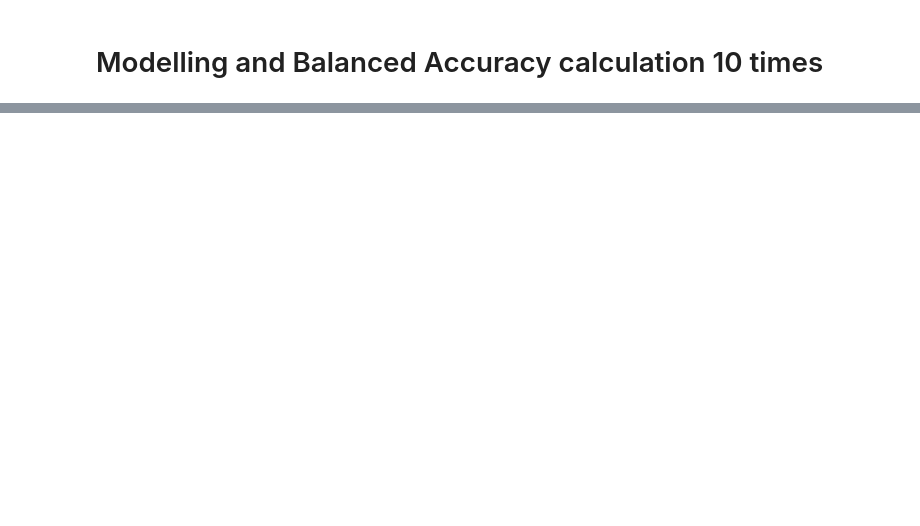
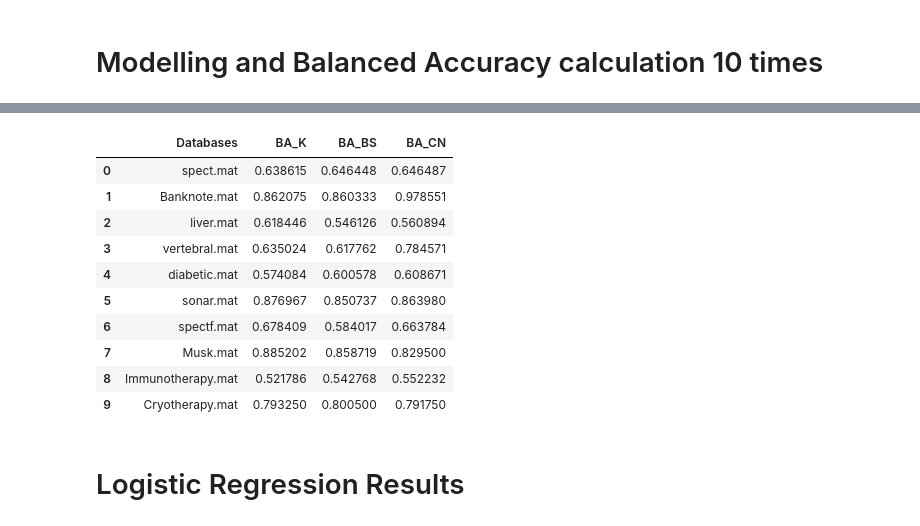
Before and after one commit to mohit-baliyan/Linear-Dimensionality-Reduction, a Jupyter notebook: main-experiment.ipynb, the cells around one changed output, grey strips where cells are left out. Drawn from its saved outputs; the diff is of its cells as text; code cells hidden in the pictures; blank space fills up the shorter version.

```diff
--- a/main-experiment.ipynb
+++ b/main-experiment.ipynb
@@ -913,0 +530,8 @@ Average balanced accuracy of Logistic Regression after 10 iterations : 0.563000
+# %%
+Thres = pd.read_csv( 'Thres.csv' )
+
+Component_Selection = pd.read_csv( 'Component_Selection.csv' )
+
+Databases = Thres["Databases"]
+# %%
+Databases = Databases[:10]
@@ -913,0 +617,24 @@ Average balanced accuracy of Logistic Regression after 10 iterations : 0.563000
+# %%
+Databases = Databases.to_list()
+# %%
+KNN_Results =  { 'Databases' : Databases, 'BA_K' : BA_K, 'BA_BS' : BA_BS, 'BA_CN' : BA_CN }
+
+KNN_Results = pd.DataFrame( KNN_Results )
+
+KNN_Results.to_csv( 'KNN_Results.csv' )
+# %%
+KNN_Results
+# %% [output]
+|  | Databases | BA_K | BA_BS | BA_CN |
+| 0 | spect.mat | 0.638615 | 0.646448 | 0.646487 |
+| 1 | Banknote.mat | 0.862075 | 0.860333 | 0.978551 |
+| 2 | liver.mat | 0.618446 | 0.546126 | 0.560894 |
+| 3 | vertebral.mat | 0.635024 | 0.617762 | 0.784571 |
+| 4 | diabetic.mat | 0.574084 | 0.600578 | 0.608671 |
+| 5 | sonar.mat | 0.876967 | 0.850737 | 0.863980 |
+| 6 | spectf.mat | 0.678409 | 0.584017 | 0.663784 |
+| 7 | Musk.mat | 0.885202 | 0.858719 | 0.829500 |
+| 8 | Immunotherapy.mat | 0.521786 | 0.542768 | 0.552232 |
+| 9 | Cryotherapy.mat | 0.793250 | 0.800500 | 0.791750 |
+# %% [markdown]
+# Logistic Regression Results
```
Also changed, not shown: parts of 47 cells of this notebook, 11 other files.
